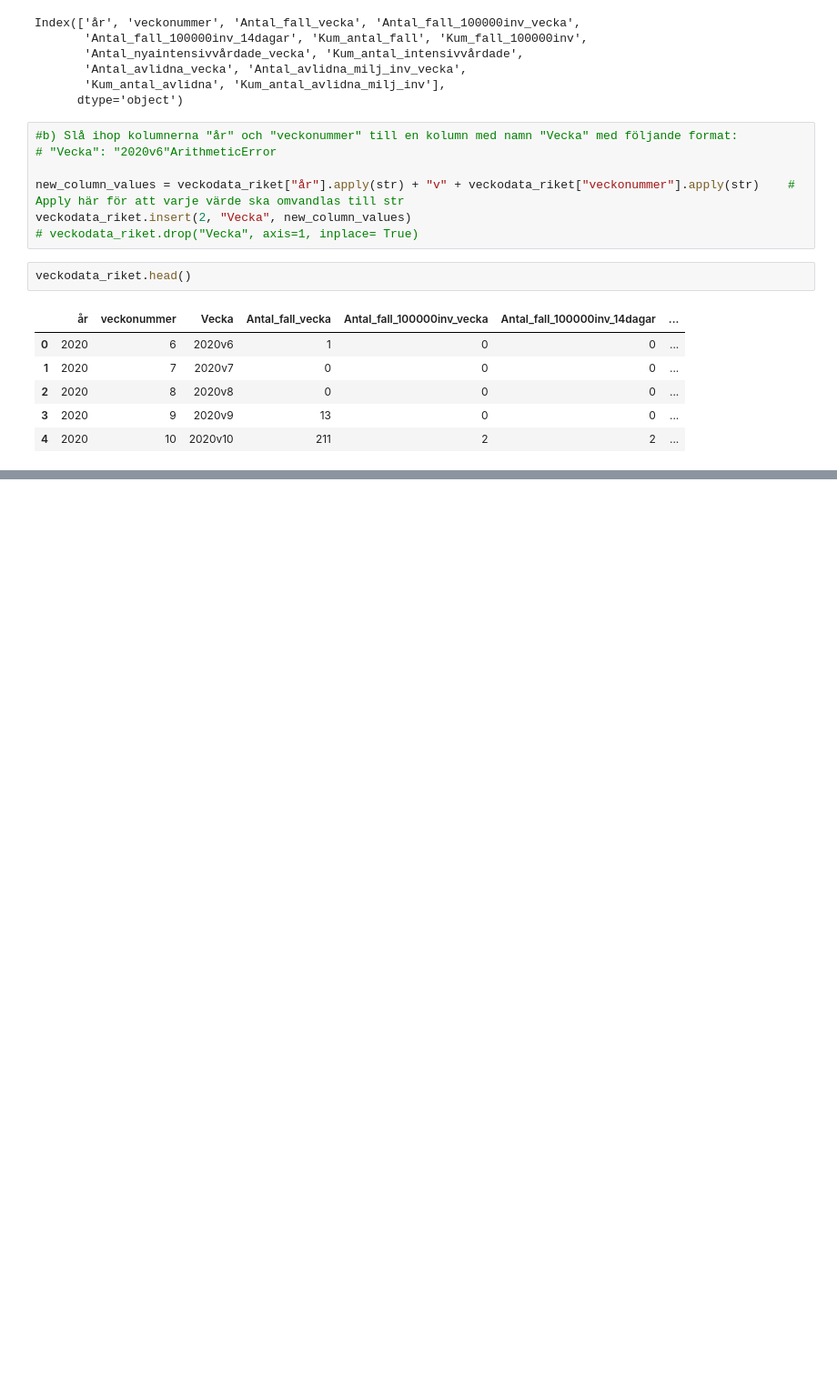
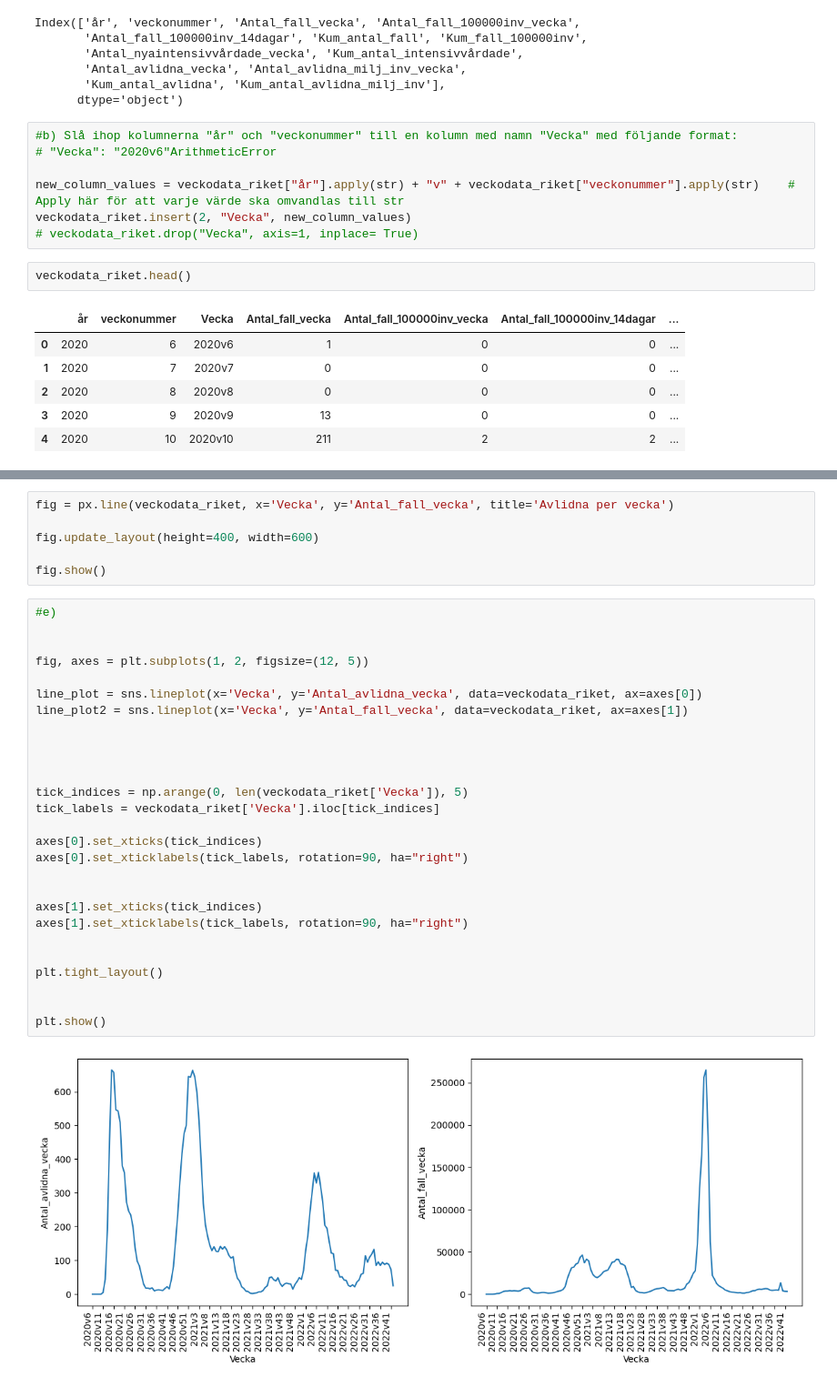
Before and after one commit to yomo001/databehandling-YOUNIS-MOUSSAVI, a Jupyter notebook: Laboration/lab1.ipynb, the cells around one changed output, grey strips where cells are left out. Shown at 91% size. Cells and saved outputs as stored; diff of their text form; blank space fills up the shorter version.

```diff
--- a/Laboration/lab1.ipynb
+++ b/Laboration/lab1.ipynb
@@ -58,0 +80,35 @@ plt.show()
+# %%
+fig = px.line(veckodata_riket, x='Vecka', y='Antal_fall_vecka', title='Avlidna per vecka')
+
+fig.update_layout(height=400, width=600)
+
+fig.show()
+# %%
+#e)
+
+
+fig, axes = plt.subplots(1, 2, figsize=(12, 5))
+
+line_plot = sns.lineplot(x='Vecka', y='Antal_avlidna_vecka', data=veckodata_riket, ax=axes[0])
+line_plot2 = sns.lineplot(x='Vecka', y='Antal_fall_vecka', data=veckodata_riket, ax=axes[1])
+
+
+
+
+tick_indices = np.arange(0, len(veckodata_riket['Vecka']), 5)
+tick_labels = veckodata_riket['Vecka'].iloc[tick_indices]
+
+axes[0].set_xticks(tick_indices)
+axes[0].set_xticklabels(tick_labels, rotation=90, ha="right")
+
+
+axes[1].set_xticks(tick_indices)
+axes[1].set_xticklabels(tick_labels, rotation=90, ha="right")
+
+
+plt.tight_layout()
+
+
+plt.show()
+# %% [output]
+[figure, added]
```
Also changed, not shown: parts of 5 cells of this notebook, 1 other file.
